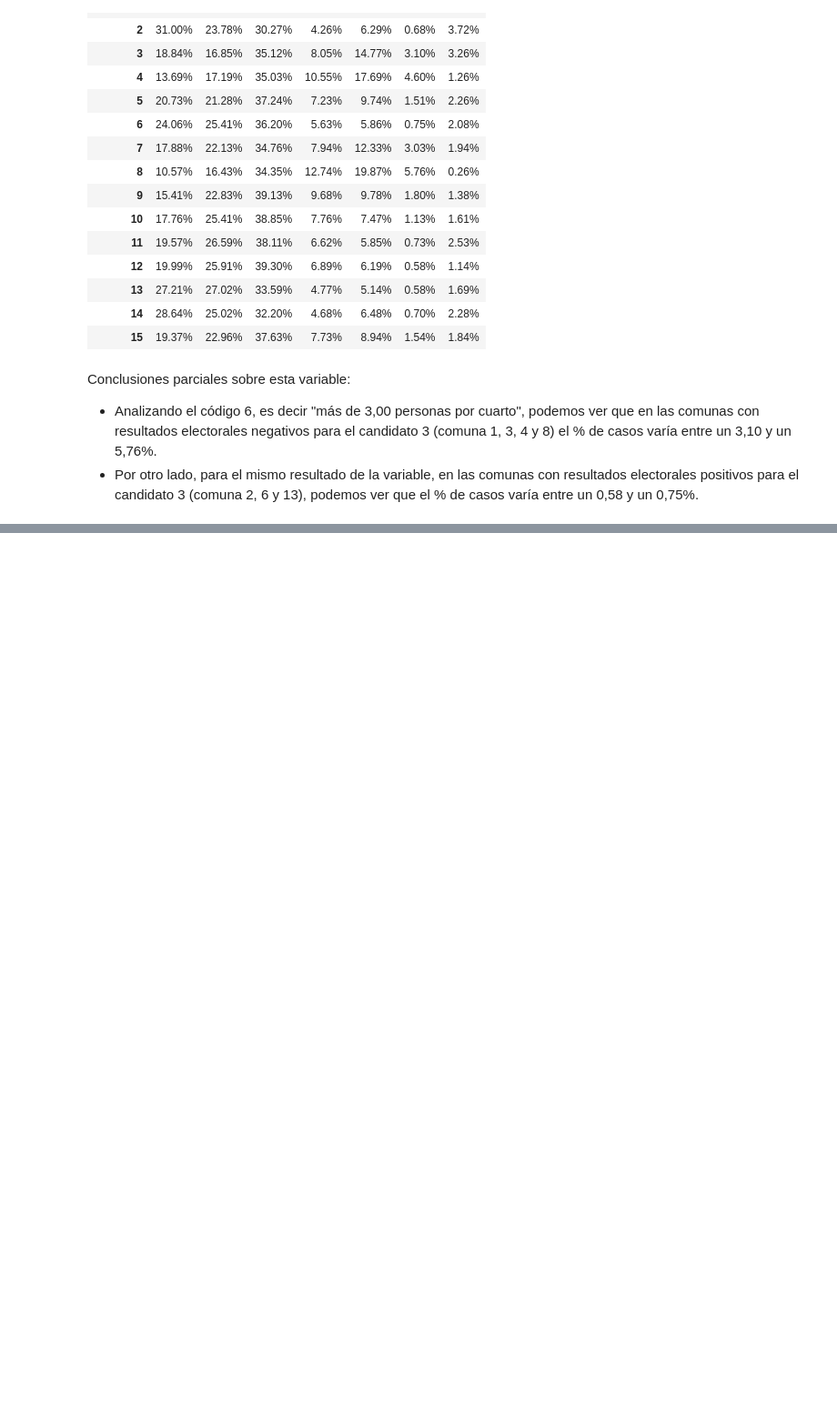
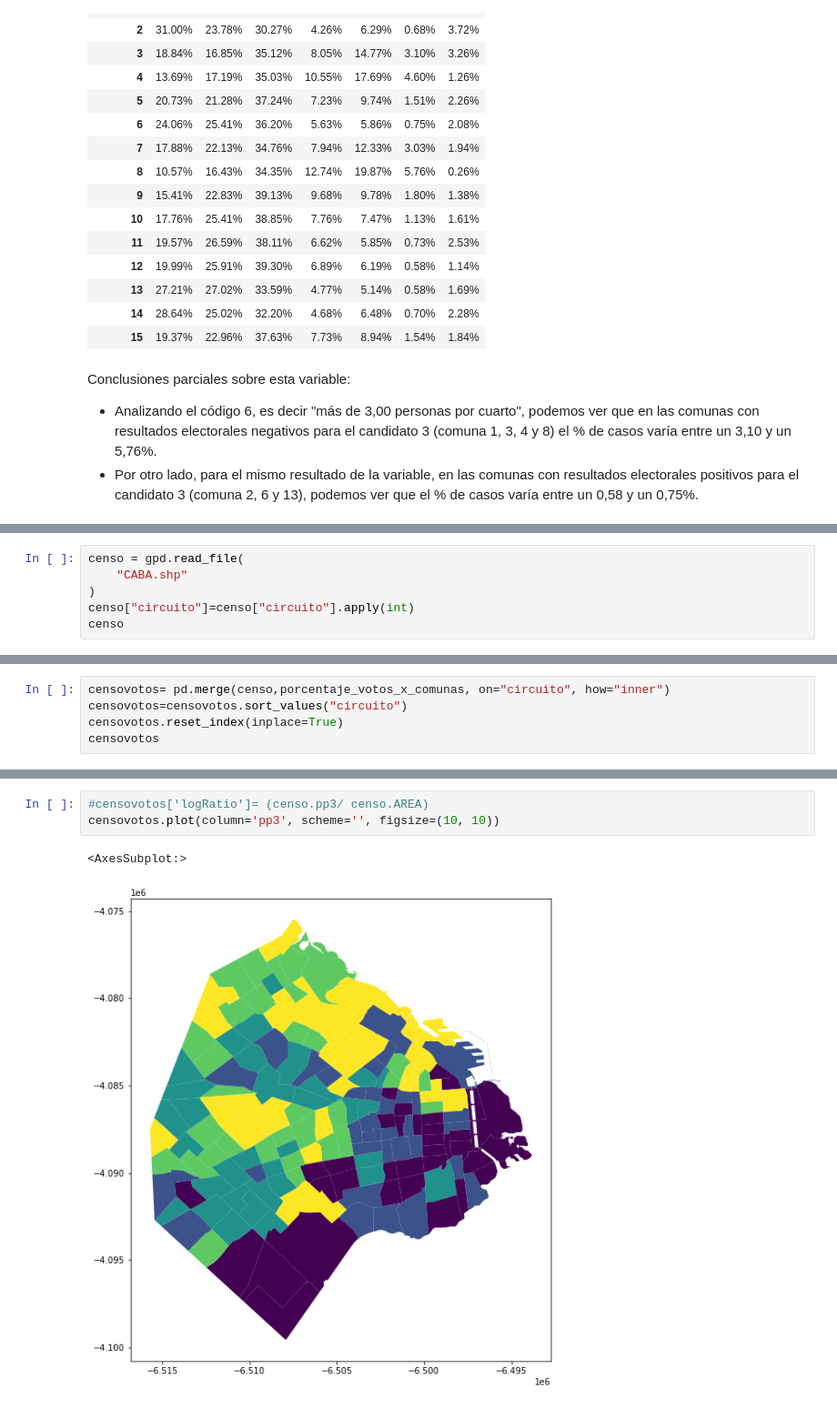
Before and after one commit to miller862/GRUPO_GANADOR, a Jupyter notebook: PRESENTACION.ipynb, the cells around one changed output, grey strips where cells are left out. Shown at 91% size. Saved outputs shown, nothing was run; the diff lists cells and outputs as text; blank space fills up the shorter version.

```diff
--- a/PRESENTACION.ipynb
+++ b/PRESENTACION.ipynb
@@ -1370,0 +1379,6 @@ Conclusiones parciales sobre esta variable:
+# %%
+censo = gpd.read_file(
+    "CABA.shp"
+)
+censo["circuito"]=censo["circuito"].apply(int)
+censo
@@ -1370,0 +1399,5 @@ Conclusiones parciales sobre esta variable:
+# %%
+censovotos= pd.merge(censo,porcentaje_votos_x_comunas, on="circuito", how="inner")
+censovotos=censovotos.sort_values("circuito")
+censovotos.reset_index(inplace=True)
+censovotos
@@ -1370,0 +1418,6 @@ Conclusiones parciales sobre esta variable:
+# %%
+#censovotos['logRatio']= (censo.pp3/ censo.AREA)
+censovotos.plot(column='pp3', scheme='', figsize=(10, 10))
+# %% [output]
+<AxesSubplot:>
+[figure, added]
```
Also changed, not shown: parts of 11 cells of this notebook.
